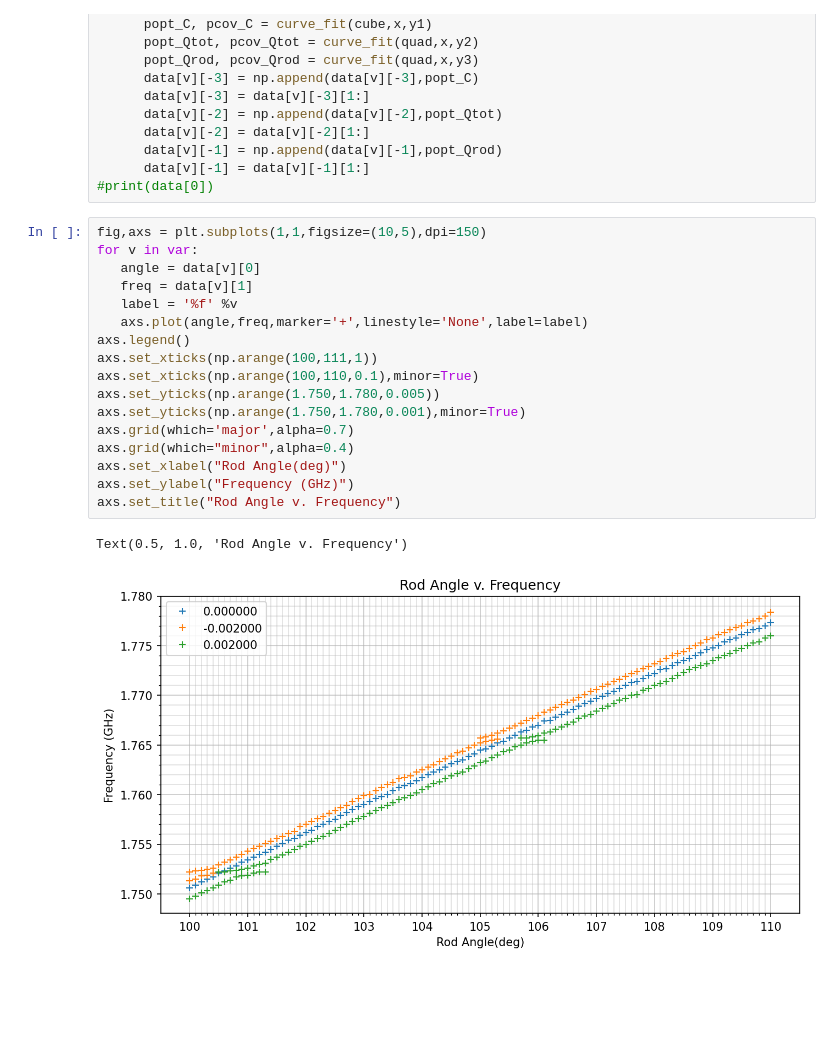
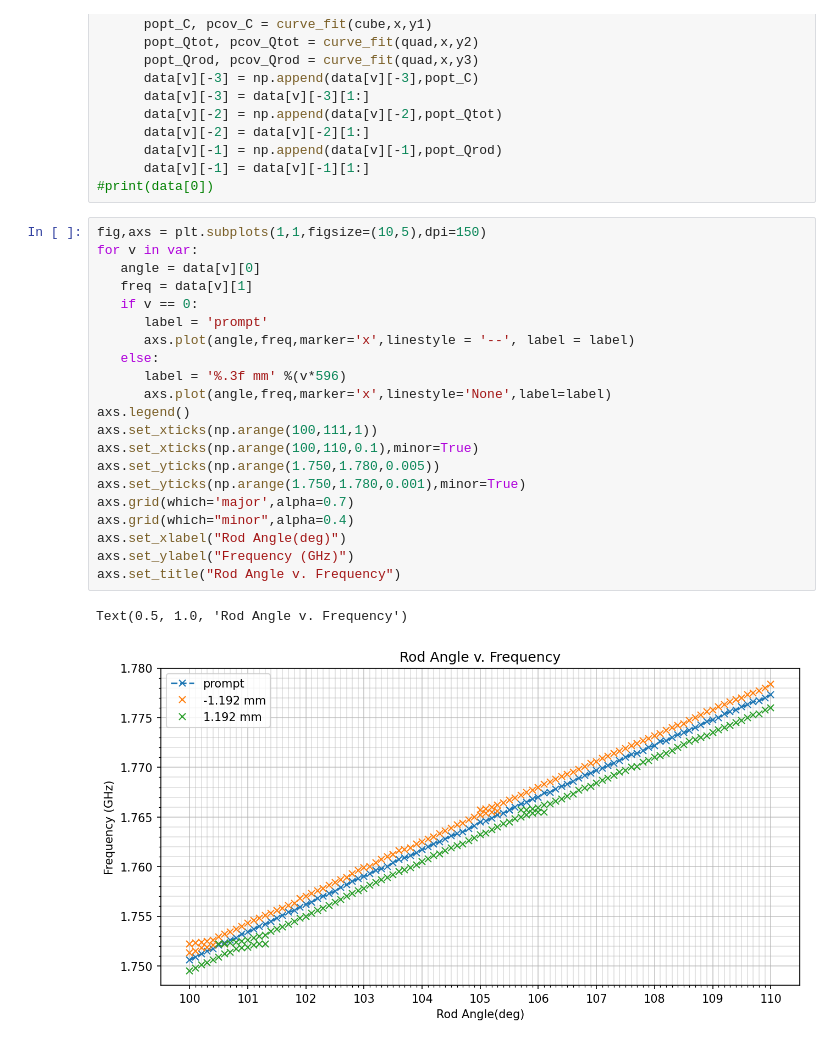
Before and after one commit to peanutflavorbean/CAPP, a Jupyter notebook: Radial_Tilt_Tolerance.ipynb, the cells around one changed output. Cells and saved outputs as stored; diff of their text form; blank space fills up the shorter version.

```diff
--- a/Radial_Tilt_Tolerance.ipynb
+++ b/Radial_Tilt_Tolerance.ipynb
@@ -66,20 +66,24 @@ if (type(data[v][-2])==int):
 # %%
 fig,axs = plt.subplots(1,1,figsize=(10,5),dpi=150)
 for v in var:
    angle = data[v][0]
    freq = data[v][1]
-   label = '%f' %v
-   axs.plot(angle,freq,marker='+',linestyle='None',label=label)
+   if v == 0:
+      label = 'prompt'
+      axs.plot(angle,freq,marker='x',linestyle = '--', label = label)
+   else:
+      label = '%.3f mm' %(v*596)
+      axs.plot(angle,freq,marker='x',linestyle='None',label=label)
 axs.legend()
 axs.set_xticks(np.arange(100,111,1))
 axs.set_xticks(np.arange(100,110,0.1),minor=True)
 axs.set_yticks(np.arange(1.750,1.780,0.005))
 axs.set_yticks(np.arange(1.750,1.780,0.001),minor=True)
 axs.grid(which='major',alpha=0.7)
 axs.grid(which="minor",alpha=0.4)
 axs.set_xlabel("Rod Angle(deg)")
 axs.set_ylabel("Frequency (GHz)")
 axs.set_title("Rod Angle v. Frequency")
 # %% [output]
 Text(0.5, 1.0, 'Rod Angle v. Frequency')
-[figure, old version]
+[figure, new version]
```
Also changed, not shown: parts of 4 cells of this notebook, 2 other files.
